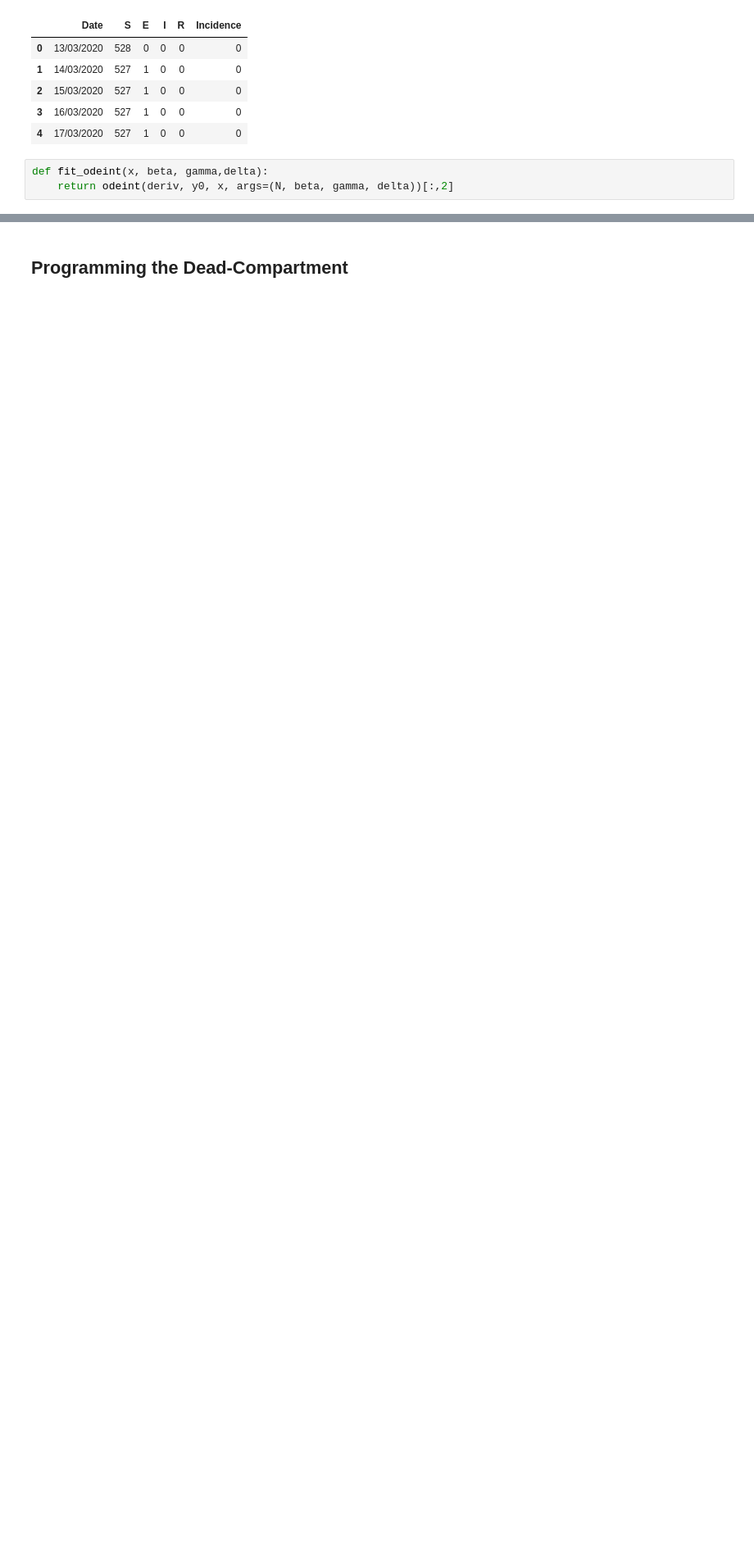
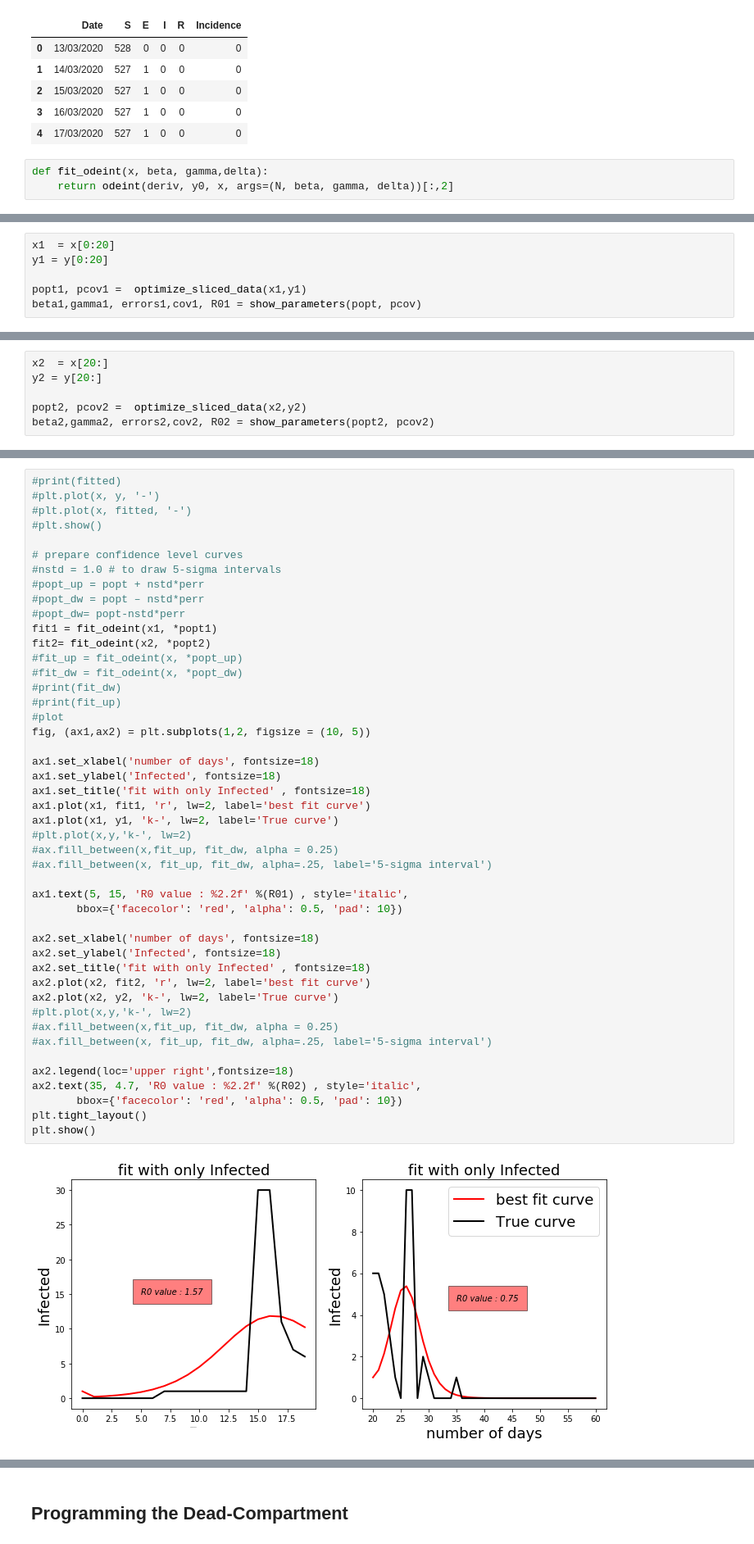
Before and after one commit to riteshcanfly/CoVID19-Jaisalmer, a Jupyter notebook: Jaisalmer_SEIR_modelling.ipynb, the cells around one changed output, grey strips where cells are left out. Shown at 82% size. Cells and saved outputs as stored; diff of their text form; blank space fills up the shorter version.

```diff
--- a/Jaisalmer_SEIR_modelling.ipynb
+++ b/Jaisalmer_SEIR_modelling.ipynb
@@ -153,0 +145,6 @@ R0 value : 2.8918
+# %%
+x1  = x[0:20]
+y1 = y[0:20]
+
+popt1, pcov1 =  optimize_sliced_data(x1,y1)
+beta1,gamma1, errors1,cov1, R01 = show_parameters(popt, pcov)
@@ -153,0 +160,6 @@ R0 value : 2.8918
+# %%
+x2  = x[20:]
+y2 = y[20:]
+
+popt2, pcov2 =  optimize_sliced_data(x2,y2)
+beta2,gamma2, errors2,cov2, R02 = show_parameters(popt2, pcov2)
@@ -153,0 +175,48 @@ R0 value : 2.8918
+# %%
+#print(fitted)
+#plt.plot(x, y, '-')
+#plt.plot(x, fitted, '-')
+#plt.show()
+
+# prepare confidence level curves
+#nstd = 1.0 # to draw 5-sigma intervals
+#popt_up = popt + nstd*perr
+#popt_dw = popt – nstd*perr
+#popt_dw= popt-nstd*perr
+fit1 = fit_odeint(x1, *popt1)
+fit2= fit_odeint(x2, *popt2)
+#fit_up = fit_odeint(x, *popt_up)
+#fit_dw = fit_odeint(x, *popt_dw)
+#print(fit_dw)
+#print(fit_up)
+#plot
+fig, (ax1,ax2) = plt.subplots(1,2, figsize = (10, 5))
+
+ax1.set_xlabel('number of days', fontsize=18)
+ax1.set_ylabel('Infected', fontsize=18)
+ax1.set_title('fit with only Infected' , fontsize=18)
+ax1.plot(x1, fit1, 'r', lw=2, label='best fit curve')
+ax1.plot(x1, y1, 'k-', lw=2, label='True curve')
+#plt.plot(x,y,'k-', lw=2)
+#ax.fill_between(x,fit_up, fit_dw, alpha = 0.25)
+#ax.fill_between(x, fit_up, fit_dw, alpha=.25, label='5-sigma interval')
+
+ax1.text(5, 15, 'R0 value : %2.2f' %(R01) , style='italic',
+       bbox={'facecolor': 'red', 'alpha': 0.5, 'pad': 10})
+
+ax2.set_xlabel('number of days', fontsize=18)
+ax2.set_ylabel('Infected', fontsize=18)
+ax2.set_title('fit with only Infected' , fontsize=18)
+ax2.plot(x2, fit2, 'r', lw=2, label='best fit curve')
+ax2.plot(x2, y2, 'k-', lw=2, label='True curve')
+#plt.plot(x,y,'k-', lw=2)
+#ax.fill_between(x,fit_up, fit_dw, alpha = 0.25)
+#ax.fill_between(x, fit_up, fit_dw, alpha=.25, label='5-sigma interval')
+
+ax2.legend(loc='upper right',fontsize=18)
+ax2.text(35, 4.7, 'R0 value : %2.2f' %(R02) , style='italic',
+       bbox={'facecolor': 'red', 'alpha': 0.5, 'pad': 10})
+plt.tight_layout()
+plt.show()
+# %% [output]
+[figure, added]
```
Also changed, not shown: parts of 9 cells of this notebook.
